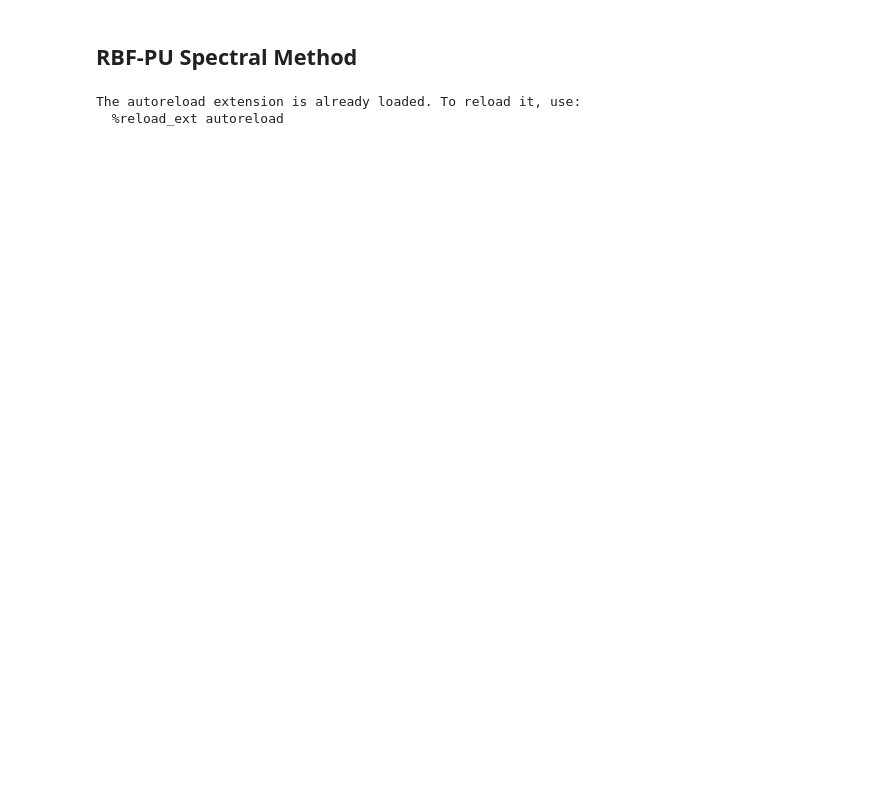
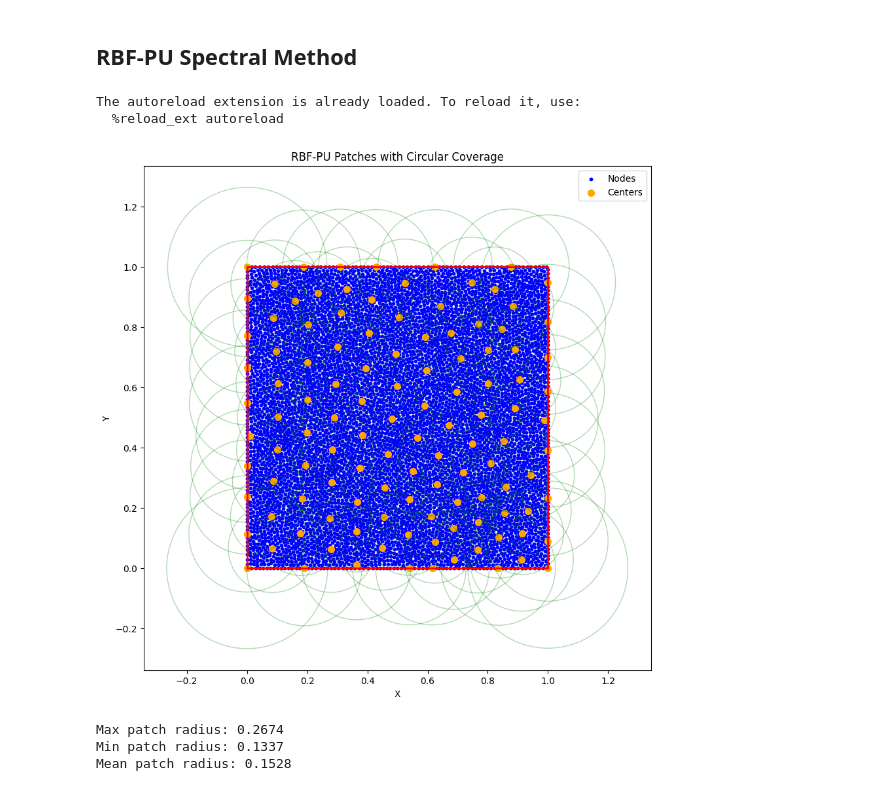
Before and after one commit to redhorn144/cs-554, a Jupyter notebook: pura/pu/PuSpectral.ipynb, the cells around one changed output. Cells and saved outputs as stored; diff of their text form; code cells hidden in the pictures; blank space fills up the shorter version.

```diff
--- a/pura/pu/PuSpectral.ipynb
+++ b/pura/pu/PuSpectral.ipynb
@@ -13,8 +13,8 @@ The autoreload extension is already loaded. To reload it, use:
 # %%
 #Params
 epsilon = 2
-delta = 0.05
-nodes_in_patch= 50
+delta = 0.01
+nodes_in_patch= 200
 overlap = 3
 # %%
 vert = np.array([[0, 0], [1, 0], [1, 1], [0, 1]])
@@ -31,0 +36,27 @@ patches, radii, node_to_patch = GenPatches(nodes, centers, nodes_in_patch)
+# %%
+# Plot the circular patches
+plt.figure(figsize=(10, 10))
+plt.scatter(nodes[:, 0], nodes[:, 1], s=10, c='blue', label='Nodes')
+plt.scatter(np.array(centers)[:, 0], np.array(centers)[:, 1], s=50, c='orange', label='Centers')
+
+# Draw circles for each patch
+for center, radius in zip(centers, radii):
+    circle = plt.Circle(center, radius, fill=False, edgecolor='green', alpha=0.3)
+    plt.gca().add_patch(circle)
+
+plt.plot(vert[[0, 1, 2, 3, 0], 0], vert[[0, 1, 2, 3, 0], 1], 'r-', linewidth=2)
+plt.axis('equal')
+plt.title('RBF-PU Patches with Circular Coverage')
+plt.xlabel('X')
+plt.ylabel('Y')
+plt.legend()
+plt.show()
+
+print(f"Max patch radius: {np.max(radii):.4f}")
+print(f"Min patch radius: {np.min(radii):.4f}")
+print(f"Mean patch radius: {np.mean(radii):.4f}")
+# %% [output]
+[figure, added]
+Max patch radius: 0.2674
+Min patch radius: 0.1337
+Mean patch radius: 0.1528
```
Also changed, not shown: parts of 4 cells of this notebook, 2 other files.
